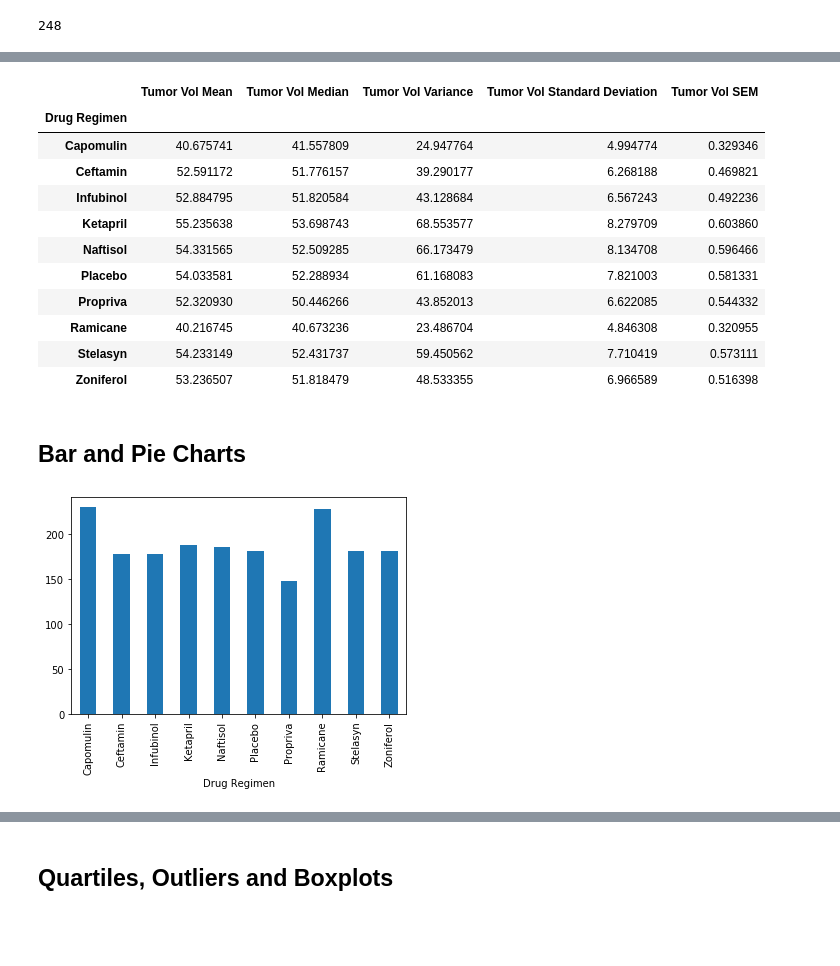
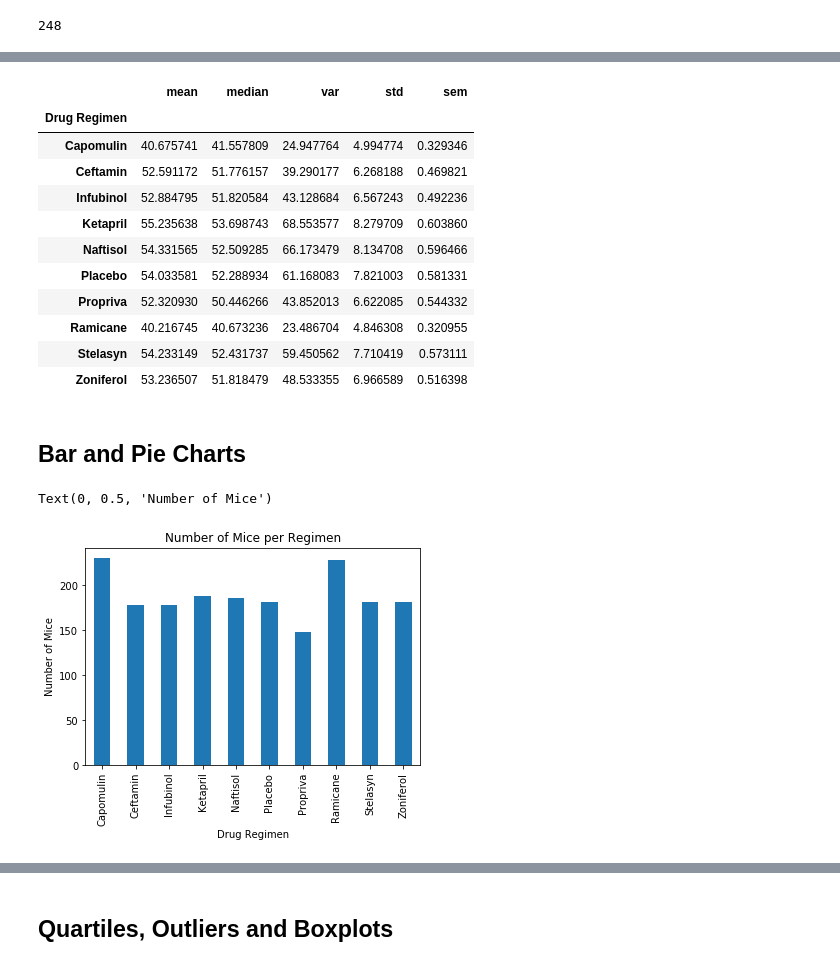
Before and after one commit to jplumlee/matplotlib-challenge, a Jupyter notebook: Pymaceuticals/pymaceuticals.ipynb, the cells around one changed output, grey strips where cells are left out. Drawn from its saved outputs; the diff is of its cells as text; code cells hidden in the pictures; blank space fills up the shorter version.

```diff
--- a/Pymaceuticals/pymaceuticals.ipynb
+++ b/Pymaceuticals/pymaceuticals.ipynb
@@ -112,14 +90,10 @@ tumor_vol_sem = grouped_regimen['Tumor Volume (mm3)'].sem()
 # %%
 # Generate a summary statistics table of mean, median, variance, standard deviation, and SEM of the tumor volume for each regimen
-tumor_vol_summary = pd.DataFrame({'Tumor Vol Mean': tumor_vol_mean,
-                                'Tumor Vol Median': tumor_vol_median,
-                                'Tumor Vol Variance': tumor_vol_variance,
-                                'Tumor Vol Standard Deviation': tumor_vol_std,
-                                'Tumor Vol SEM': tumor_vol_sem})
+tumor_vol_summary2 = grouped_regimen.agg(['mean', 'median', 'var', 'std', 'sem'])['Tumor Volume (mm3)']
 # This method produces everything in a single groupby function
-tumor_vol_summary
+tumor_vol_summary2
 # %% [output]
-|  | Tumor Vol Mean | Tumor Vol Median | Tumor Vol Variance | Tumor Vol Standard Deviation | Tumor Vol SEM |
+|  | mean | median | var | std | sem |
 | Drug Regimen |  |  |  |  |  |
 | Capomulin | 40.675741 | 41.557809 | 24.947764 | 4.994774 | 0.329346 |
 | Ceftamin | 52.591172 | 51.776157 | 39.290177 | 6.268188 | 0.469821 |
@@ -134,17 +108,13 @@ tumor_vol_summary
 # %% [markdown]
 ## Bar and Pie Charts
 # %%
-# panda_bar = mouse_study.groupby(['Mouse ID','Drug Regimen'])
-# mouse_count = grouped_regimen['Mouse ID'].count()
-# regimen_type = grouped_regimen['Drug Regimen']
+# Generate a bar plot showing the total number of mice for each treatment throughout the course of the study using pandas.
+mouse_count = grouped_regimen['Mouse ID'].count()
 
-# panda_bar_columns = mouse_study[['Mouse ID', 'Drug Regimen']]
-mouse_count = grouped_regimen['Mouse ID'].count()
-x_axis = np.arange(len(grouped_regimen))
-
-# Generate a bar plot showing the total number of mice for each treatment throughout the course of the study using pandas.
-panda_plot = mouse_count.plot(kind="bar")
+panda_plot = mouse_count.plot(kind="bar", title="Number of Mice per Regimen")
+panda_plot.set_ylabel("Number of Mice")
 # %% [output]
+Text(0, 0.5, 'Number of Mice')
-[figure, old version]
+[figure, new version]
 # %%
 # Generate a bar plot showing the total number of mice for each treatment throughout the course of the study using pyplot.
```
Also changed, not shown: parts of 13 cells of this notebook.
